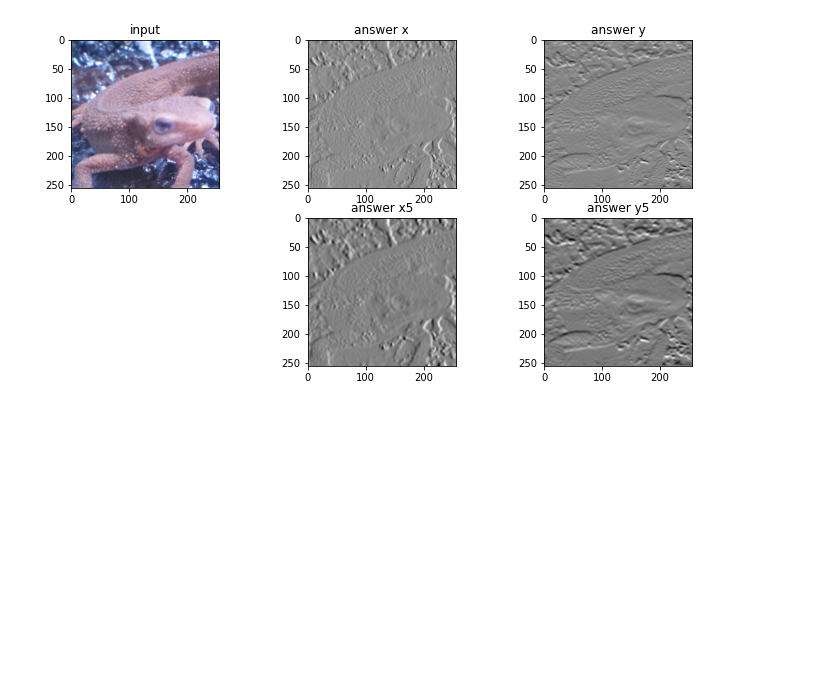
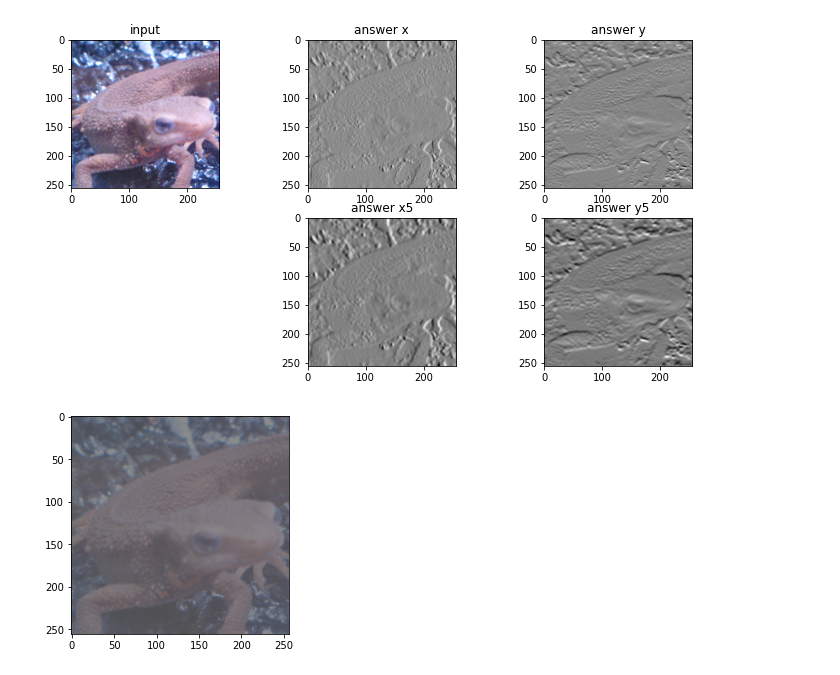
Before and after one commit to azugxi7374/garakuta222, a Jupyter notebook: 004_gazo/008.ipynb, the cells around one changed output. Saved outputs shown, nothing was run; the diff lists cells and outputs as text; code cells hidden in the pictures; blank space fills up the shorter version.

```diff
--- a/004_gazo/008.ipynb
+++ b/004_gazo/008.ipynb
@@ -109,3 +109,8 @@ plt.subplot(2, 3, 6); plt.title('answer y5'); plt.imshow(ay5, cmap='gray')
 plt.show()
 # %% [output]
 [figure]
+# %%
+img_dark = io.imread('https://yoyoyo-yo.github.io/Gasyori100knock/dataset/images/imori_256x256_dark.png')
+plt.imshow(img_dark); plt.show()
+# %% [output]
+[figure, added]
```
Also changed, not shown: parts of 2 cells of this notebook.
